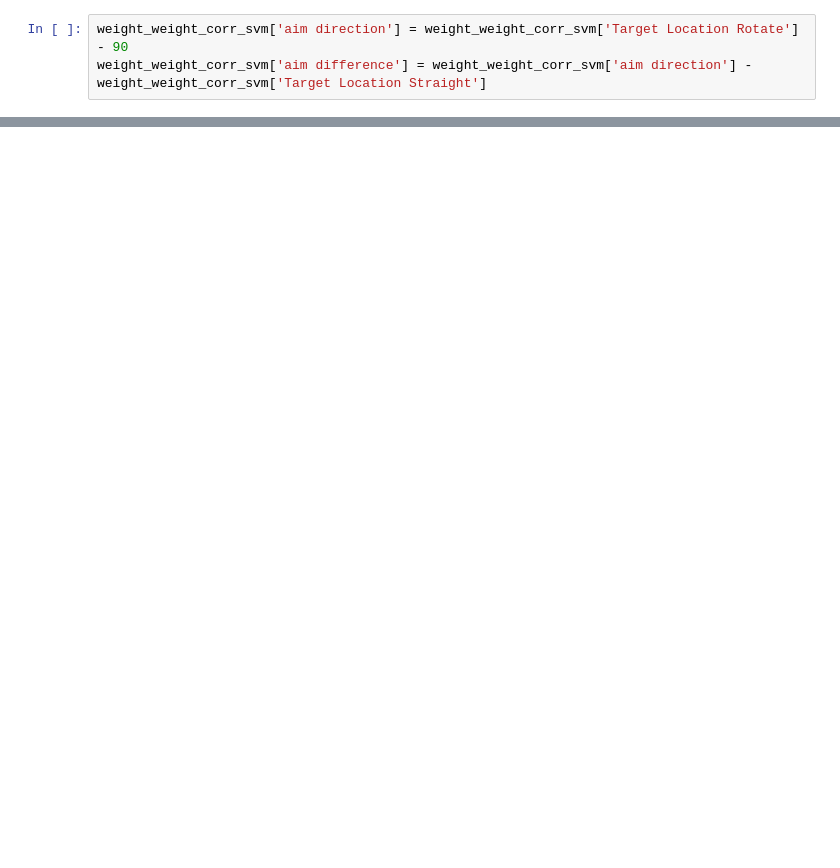
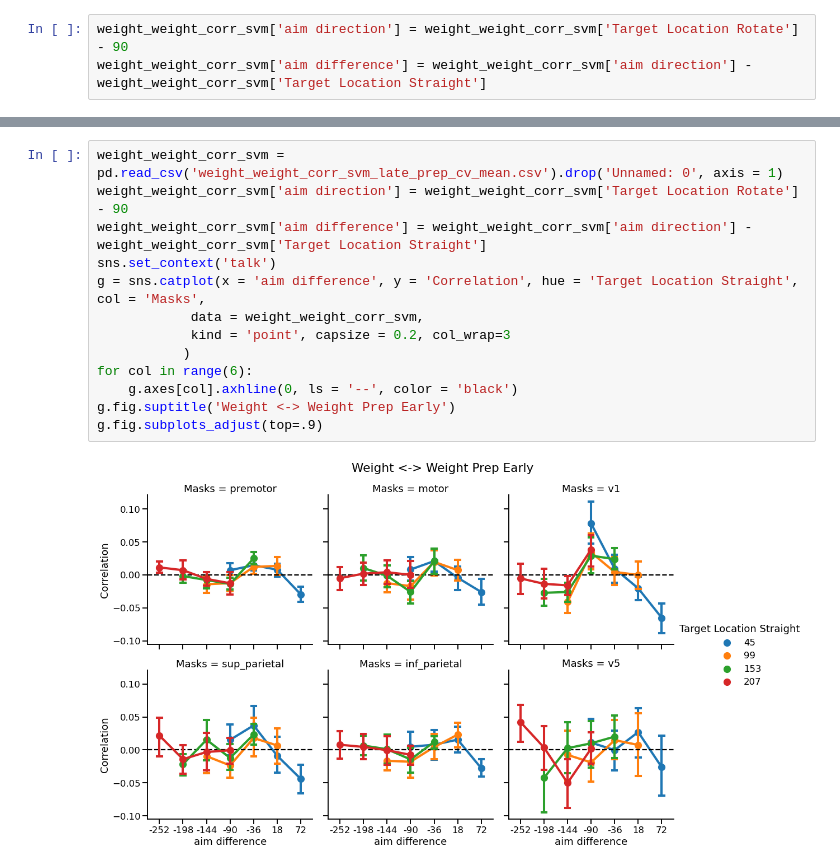
Before and after one commit to tejas-savalia/fmri_project, a Jupyter notebook: across_subjects_mvpa.ipynb, the cells around one changed output, grey strips where cells are left out. Drawn from its saved outputs; the diff is of its cells as text; blank space fills up the shorter version.

```diff
--- a/across_subjects_mvpa.ipynb
+++ b/across_subjects_mvpa.ipynb
@@ -137,0 +135,15 @@ prep_accuracies = prep_accuracies.rename(columns = {'Straight Shooter Train Accu
+# %%
+weight_weight_corr_svm = pd.read_csv('weight_weight_corr_svm_late_prep_cv_mean.csv').drop('Unnamed: 0', axis = 1)
+weight_weight_corr_svm['aim direction'] = weight_weight_corr_svm['Target Location Rotate'] - 90
+weight_weight_corr_svm['aim difference'] = weight_weight_corr_svm['aim direction'] - weight_weight_corr_svm['Target Location Straight']
+sns.set_context('talk')
+g = sns.catplot(x = 'aim difference', y = 'Correlation', hue = 'Target Location Straight', col = 'Masks',
+            data = weight_weight_corr_svm,
+            kind = 'point', capsize = 0.2, col_wrap=3
+           )
+for col in range(6):
+    g.axes[col].axhline(0, ls = '--', color = 'black')
+g.fig.suptitle('Weight <-> Weight Prep Early')
+g.fig.subplots_adjust(top=.9)
+# %% [output]
+[figure, added]
```
Also changed, not shown: parts of 9 cells of this notebook.
